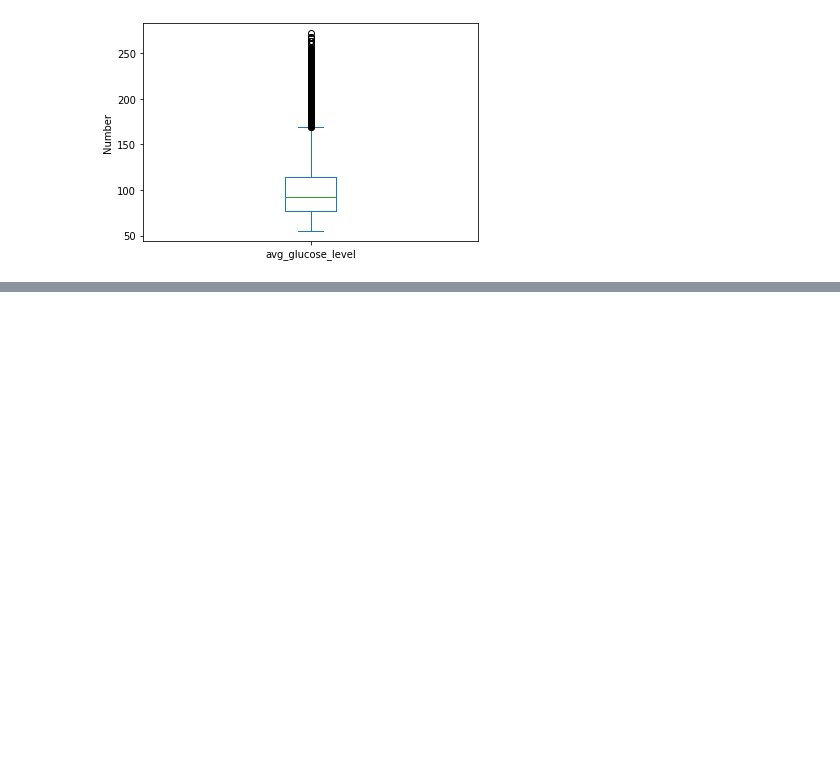
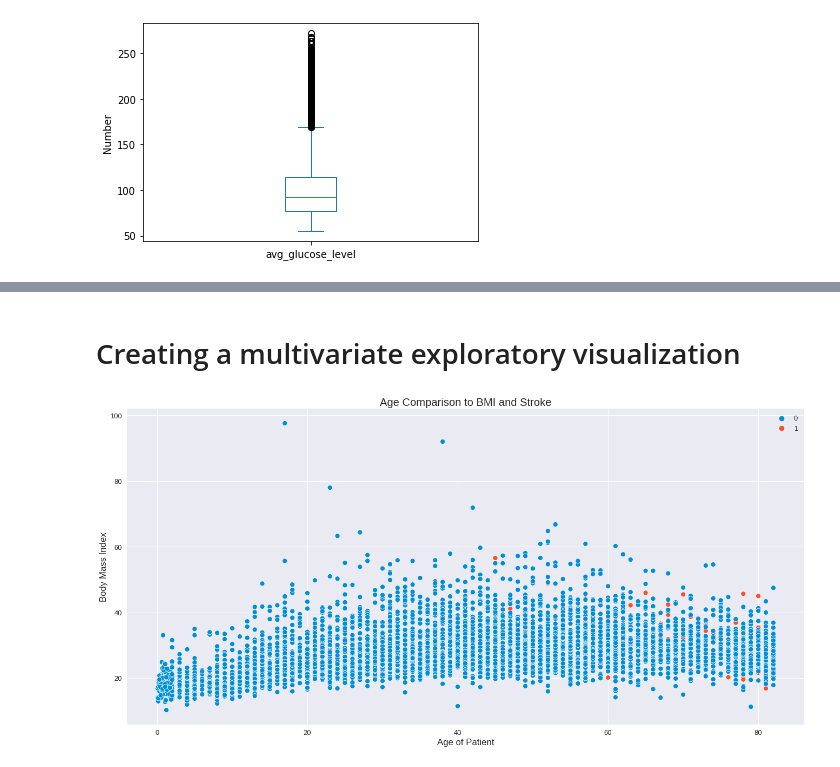
Before and after one commit to spockthompson/Individual-Stroke-Probability---Machine-Learning-Model, a Jupyter notebook: Project_2_Part_2.ipynb, the cells around one changed output, grey strips where cells are left out. Saved outputs shown, nothing was run; the diff lists cells and outputs as text; code cells hidden in the pictures; blank space fills up the shorter version.

```diff
--- a/Project_2_Part_2.ipynb
+++ b/Project_2_Part_2.ipynb
@@ -175,0 +176,14 @@ sns.heatmap(corr, cmap='coolwarm', annot=True)
+# %% [markdown]
+# Creating a multivariate exploratory visualization
+# %%
+plt.figure(figsize=(20,10))
+sns.scatterplot(data = df_ml, x = 'age', y = 'bmi', hue = 'stroke')\
+
+plt.legend();
+plt.style.use('seaborn-darkgrid')
+plt.title('Age Comparison to BMI and Stroke')
+plt.xlabel('Age of Patient')
+plt.ylabel('Body Mass Index');
+# bmi = Body Mass Index
+# %% [output]
+[figure, added]
```
Also changed, not shown: parts of 6 cells of this notebook.
